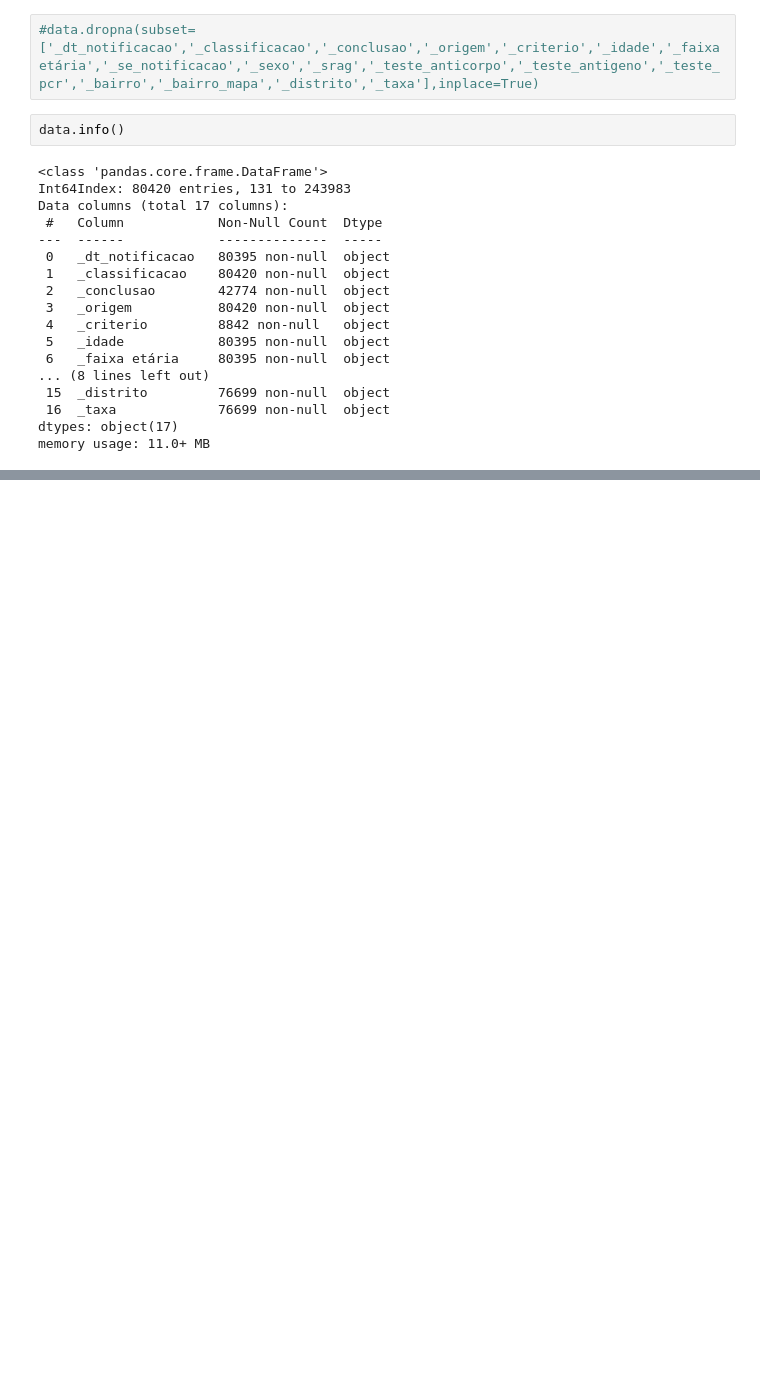
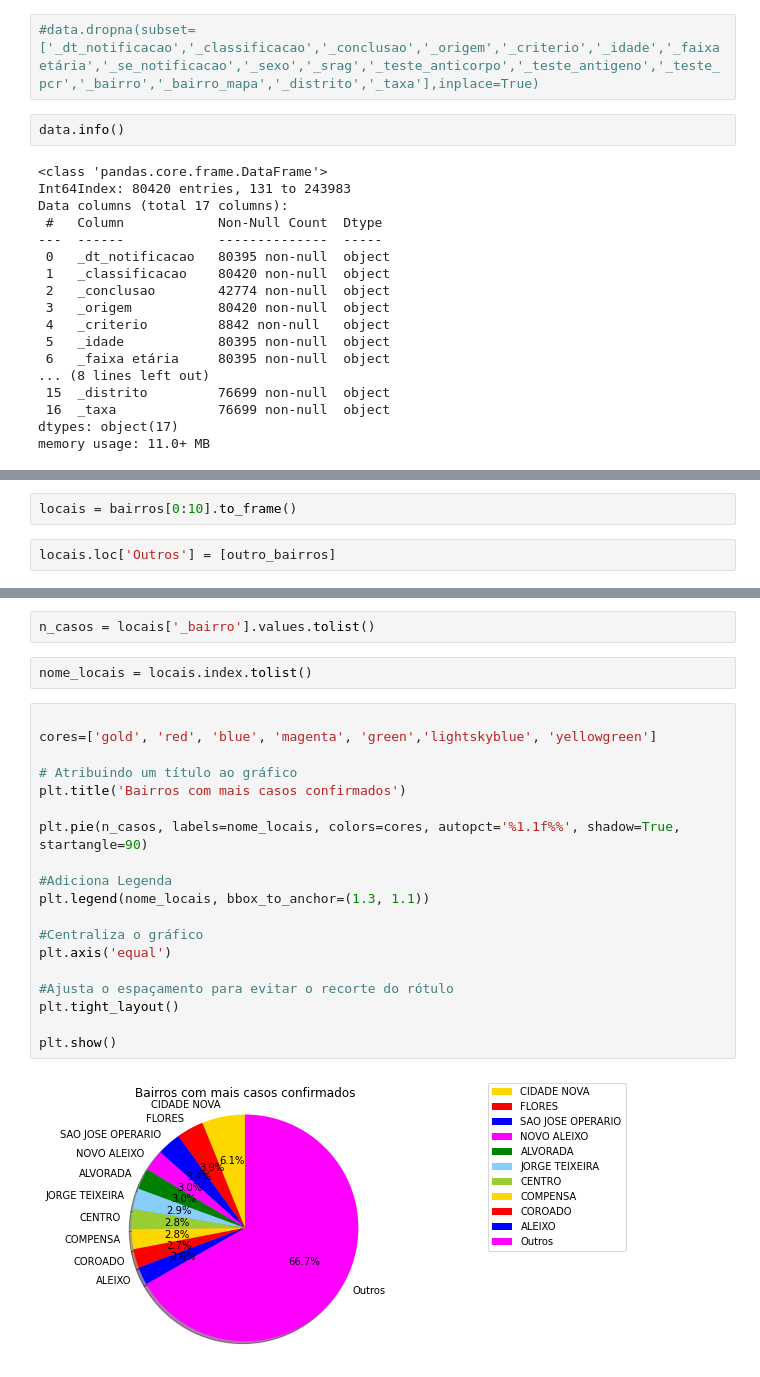
Before and after one commit to delrickOliveira/rna_2021.1_aa1.2, a Jupyter notebook: Atividade 2.3 - RNA 2021.ipynb, the cells around one changed output, grey strips where cells are left out. Cells and saved outputs as stored; diff of their text form; blank space fills up the shorter version.

```diff
--- a/Atividade 2.3 - RNA 2021.ipynb
+++ b/Atividade 2.3 - RNA 2021.ipynb
@@ -125,0 +147,4 @@ Name: _bairro, Length: 79649, dtype: bool
+# %%
+locais = bairros[0:10].to_frame()
+# %%
+locais.loc['Outros'] = [outro_bairros]
@@ -125,0 +166,25 @@ Name: _bairro, Length: 79649, dtype: bool
+# %%
+n_casos = locais['_bairro'].values.tolist()
+# %%
+nome_locais = locais.index.tolist()
+# %%
+
+cores=['gold', 'red', 'blue', 'magenta', 'green','lightskyblue', 'yellowgreen']
+
+# Atribuindo um título ao gráfico
+plt.title('Bairros com mais casos confirmados')
+
+plt.pie(n_casos, labels=nome_locais, colors=cores, autopct='%1.1f%%', shadow=True, startangle=90)
+
+#Adiciona Legenda
+plt.legend(nome_locais, bbox_to_anchor=(1.3, 1.1))
+
+#Centraliza o gráfico
+plt.axis('equal')
+
+#Ajusta o espaçamento para evitar o recorte do rótulo
+plt.tight_layout()
+
+plt.show()
+# %% [output]
+[figure, added]
```
Also changed, not shown: parts of 8 cells of this notebook.
